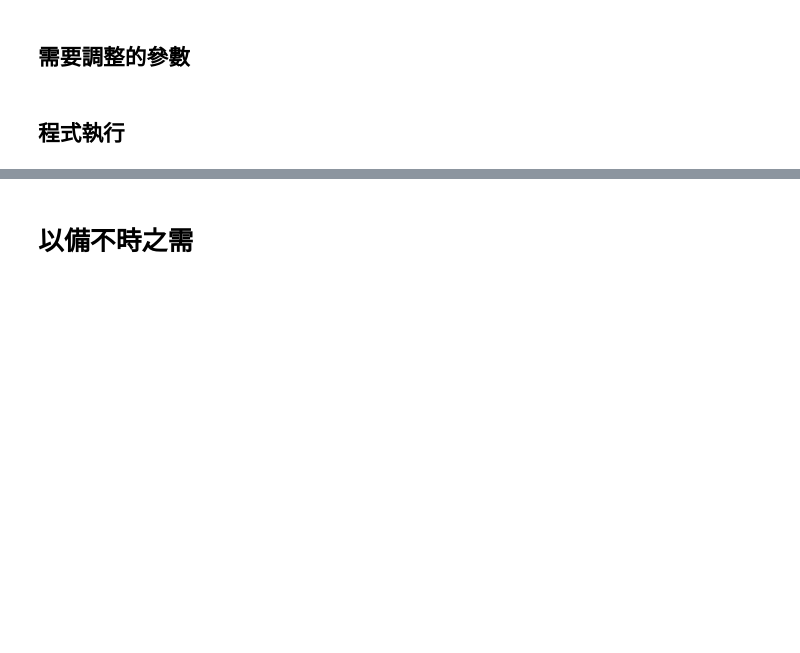
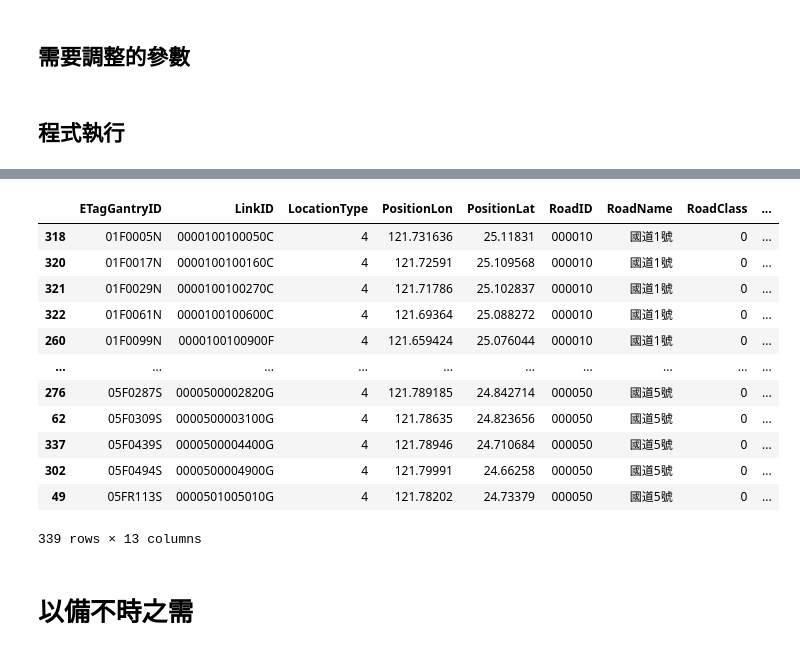
Before and after one commit to KaiChiehKJ/Freeway, a Jupyter notebook: M03A.ipynb, the cells around one changed output, grey strips where cells are left out. Drawn from its saved outputs; the diff is of its cells as text; code cells hidden in the pictures; blank space fills up the shorter version.

```diff
--- a/M03A.ipynb
+++ b/M03A.ipynb
@@ -410,3 +455,19 @@ df = freeway(datatype = 'M05A', datelist = datelist)
+# %%
+etag.sort_values(['Direction', 'ETagGantryID'])
+# %% [output]
+|  | ETagGantryID | LinkID | LocationType | PositionLon | PositionLat | RoadID | RoadName | RoadClass | ... |
+| 318 | 01F0005N | 0000100100050C | 4 | 121.731636 | 25.11831 | 000010 | 國道1號 | 0 | ... |
+| 320 | 01F0017N | 0000100100160C | 4 | 121.72591 | 25.109568 | 000010 | 國道1號 | 0 | ... |
+| 321 | 01F0029N | 0000100100270C | 4 | 121.71786 | 25.102837 | 000010 | 國道1號 | 0 | ... |
+| 322 | 01F0061N | 0000100100600C | 4 | 121.69364 | 25.088272 | 000010 | 國道1號 | 0 | ... |
+| 260 | 01F0099N | 0000100100900F | 4 | 121.659424 | 25.076044 | 000010 | 國道1號 | 0 | ... |
+| ... | ... | ... | ... | ... | ... | ... | ... | ... | ... |
+| 276 | 05F0287S | 0000500002820G | 4 | 121.789185 | 24.842714 | 000050 | 國道5號 | 0 | ... |
+| 62 | 05F0309S | 0000500003100G | 4 | 121.78635 | 24.823656 | 000050 | 國道5號 | 0 | ... |
+| 337 | 05F0439S | 0000500004400G | 4 | 121.78946 | 24.710684 | 000050 | 國道5號 | 0 | ... |
+| 302 | 05F0494S | 0000500004900G | 4 | 121.79991 | 24.66258 | 000050 | 國道5號 | 0 | ... |
+| 49 | 05FR113S | 0000501005010G | 4 | 121.78202 | 24.73379 | 000050 | 國道5號 | 0 | ... |
+339 rows × 13 columns
 # %%
 M05A = THI_M05A(df)
 # %%
```
Also changed, not shown: parts of 8 cells of this notebook, 2 other files.
